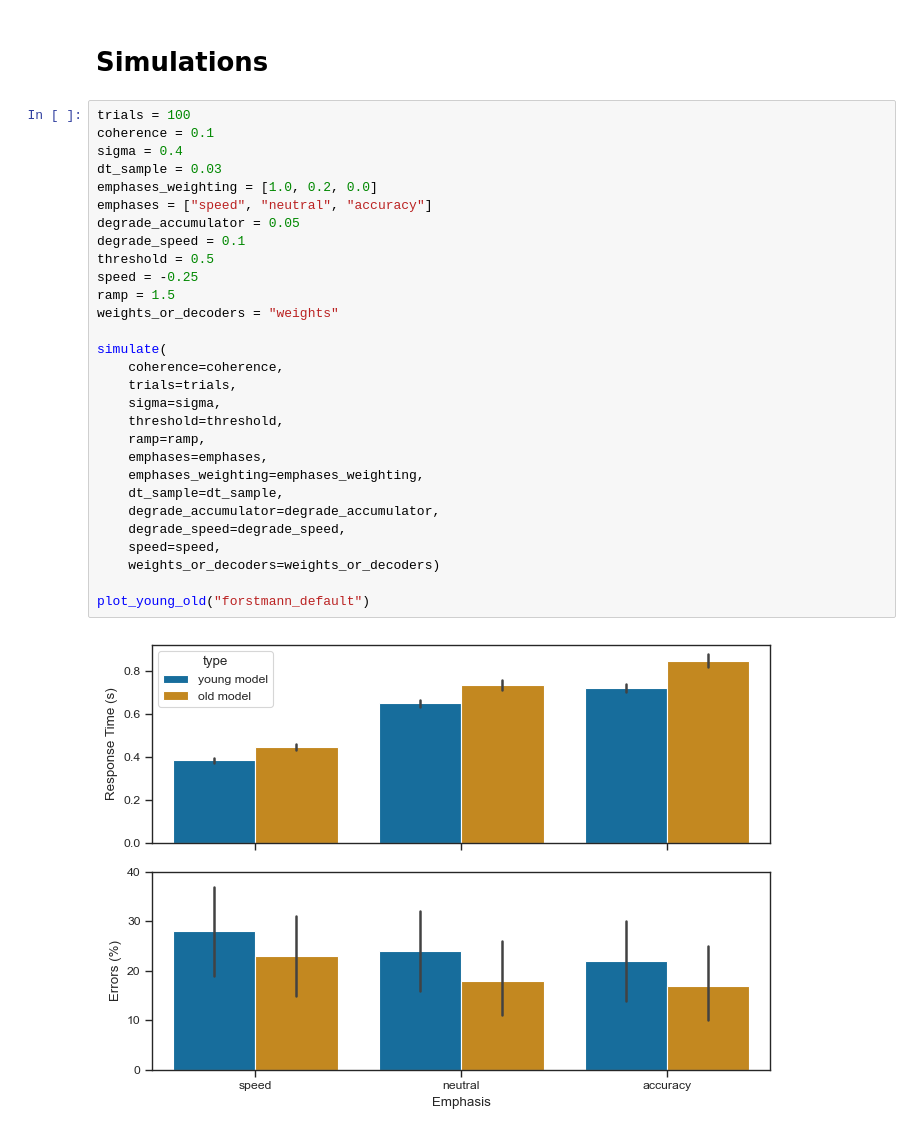
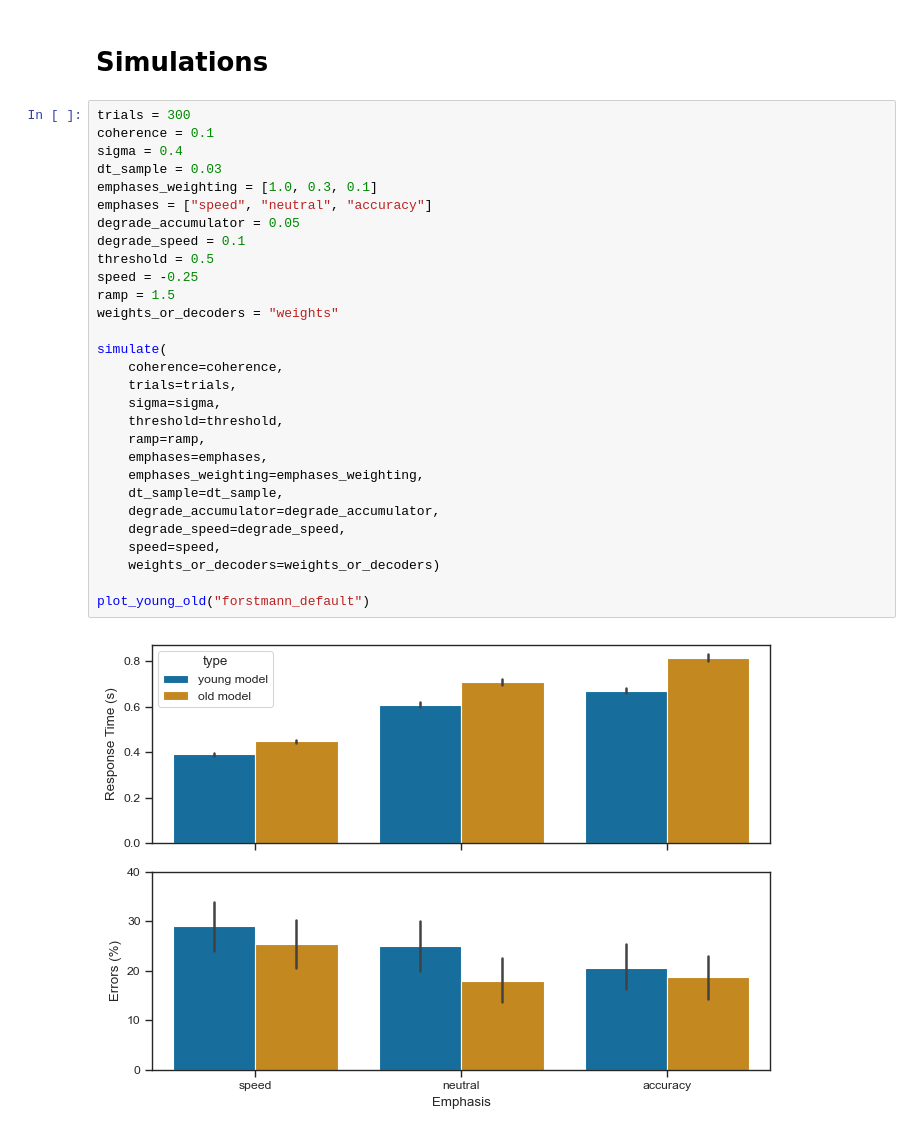
Before and after one commit to psipeter/speed-accuracy-tradeoff, a Jupyter notebook: forstmann_compare.ipynb, the cells around one changed output. Drawn from its saved outputs; the diff is of its cells as text.

```diff
--- a/forstmann_compare.ipynb
+++ b/forstmann_compare.ipynb
@@ -227,33 +227,33 @@ display.Image("plots/empirical_young_old.png")
 # %% [markdown]
 # Simulations
 # %%
-trials = 100
+trials = 300
 coherence = 0.1
 sigma = 0.4
 dt_sample = 0.03
-emphases_weighting = [1.0, 0.2, 0.0]
+emphases_weighting = [1.0, 0.3, 0.1]
 emphases = ["speed", "neutral", "accuracy"]
 degrade_accumulator = 0.05
 degrade_speed = 0.1
 threshold = 0.5
 speed = -0.25
 ramp = 1.5
 weights_or_decoders = "weights"
 
 simulate(
     coherence=coherence,
     trials=trials,
     sigma=sigma,
     threshold=threshold,
     ramp=ramp,
     emphases=emphases,
     emphases_weighting=emphases_weighting,
     dt_sample=dt_sample,
     degrade_accumulator=degrade_accumulator,
     degrade_speed=degrade_speed,
     speed=speed,
     weights_or_decoders=weights_or_decoders)
 
 plot_young_old("forstmann_default")
 # %% [output]
-[figure, old version]
+[figure, new version]
```
Also changed, not shown: 1 other file.
